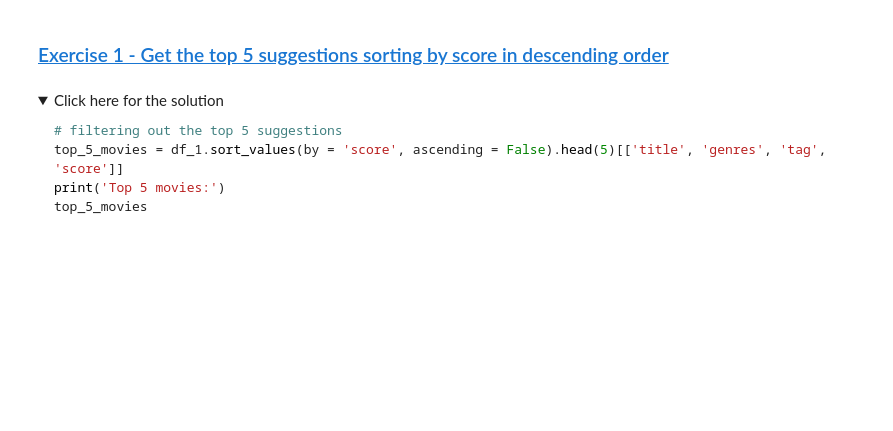
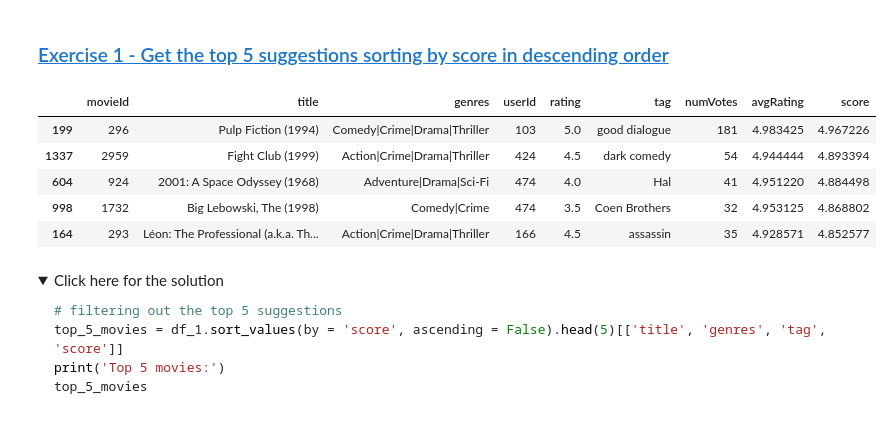
Before and after one commit to Zdracox/Demo, a Jupyter notebook: Build_Recommendation_Systems_for_Movies_Like_Netflix.ipynb, the cells around one changed output. Drawn from its saved outputs; the diff is of its cells as text; code cells hidden in the pictures; folded sections open; blank space fills up the shorter version.

```diff
--- a/Build_Recommendation_Systems_for_Movies_Like_Netflix.ipynb
+++ b/Build_Recommendation_Systems_for_Movies_Like_Netflix.ipynb
@@ -355,6 +355,14 @@ df_1
 # %%
 # TODO: filtering out the top 5 suggestions
 # You can use `sort_values` to sort the DataFrame by the 'score' column in descending order
+df_1.sort_values(by='score', ascending=False).head(5)
+# %% [output]
+|  | movieId | title | genres | userId | rating | tag | numVotes | avgRating | score |
+| 199 | 296 | Pulp Fiction (1994) | Comedy|Crime|Drama|Thriller | 103 | 5.0 | good dialogue | 181 | 4.983425 | 4.967226 |
+| 1337 | 2959 | Fight Club (1999) | Action|Crime|Drama|Thriller | 424 | 4.5 | dark comedy | 54 | 4.944444 | 4.893394 |
+| 604 | 924 | 2001: A Space Odyssey (1968) | Adventure|Drama|Sci-Fi | 474 | 4.0 | Hal | 41 | 4.951220 | 4.884498 |
+| 998 | 1732 | Big Lebowski, The (1998) | Comedy|Crime | 474 | 3.5 | Coen Brothers | 32 | 4.953125 | 4.868802 |
+| 164 | 293 | Léon: The Professional (a.k.a. Th... | Action|Crime|Drama|Thriller | 166 | 4.5 | assassin | 35 | 4.928571 | 4.852577 |
 # %% [markdown]
 <details>
     <summary>Click here for the solution</summary>
```
Also changed, not shown: parts of 6 cells of this notebook.
